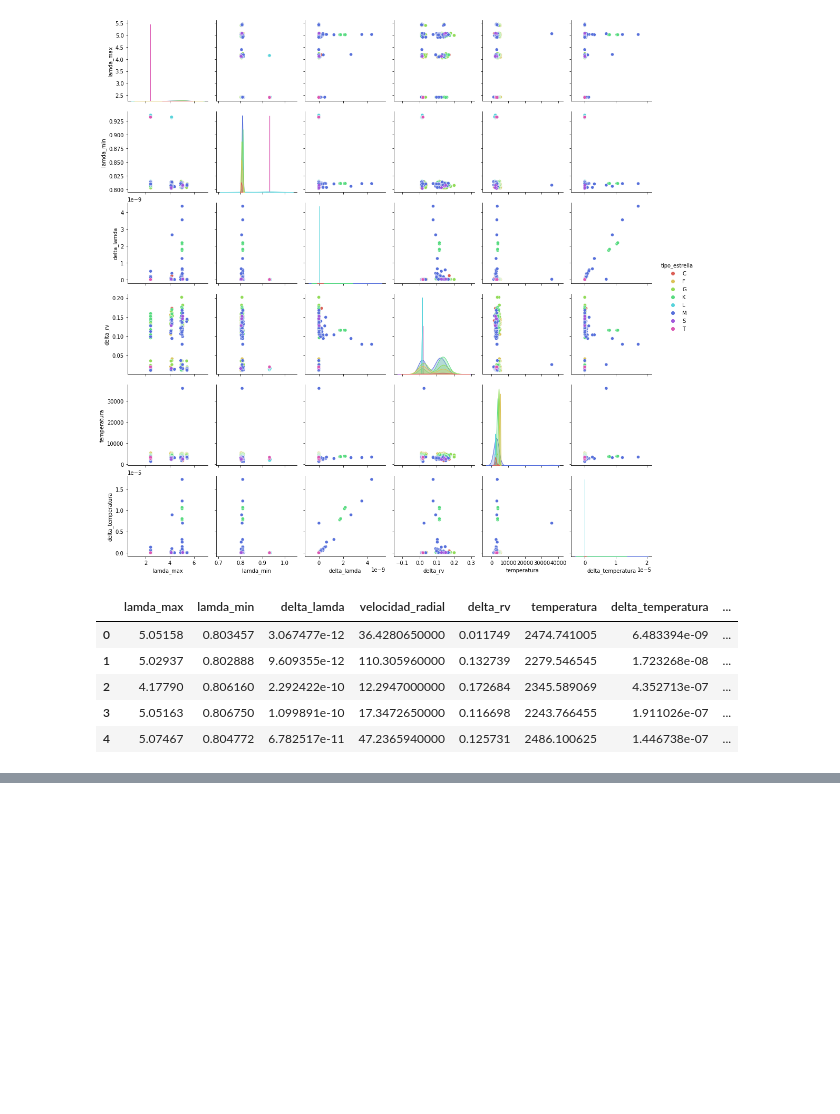
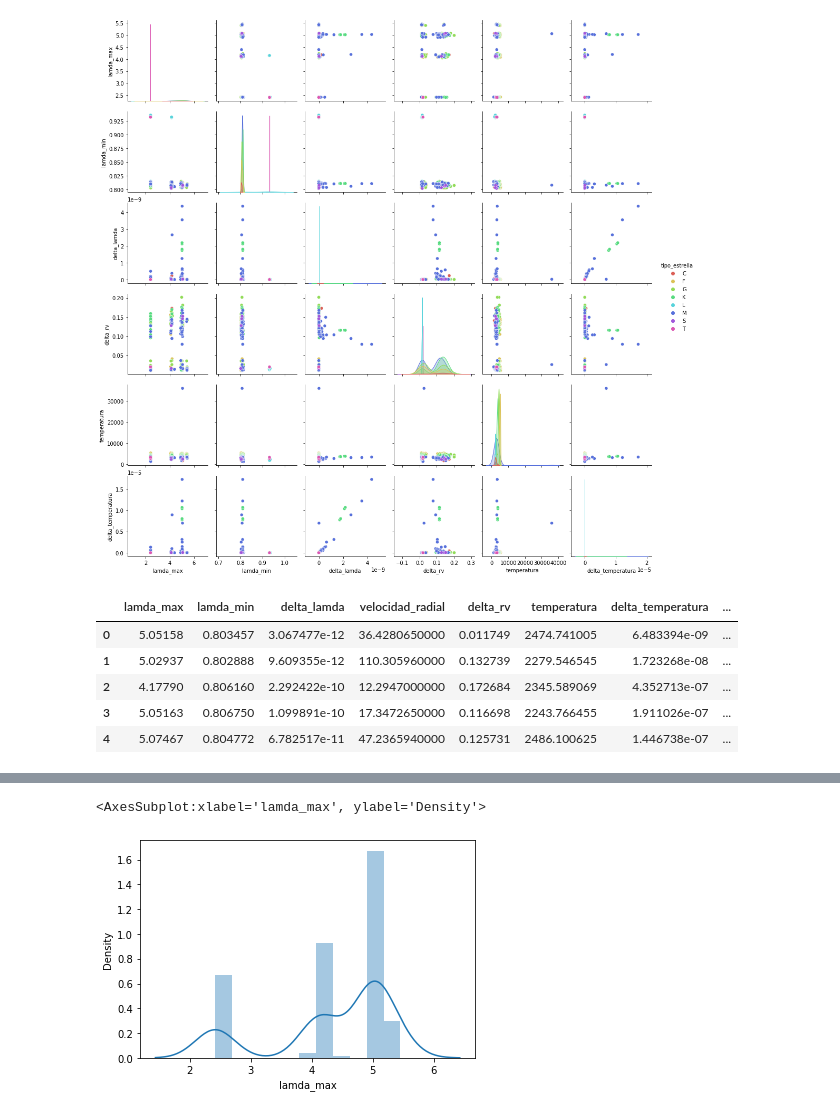
Before and after one commit to suulcoder/starClasification, a Jupyter notebook: exploracion_datos.ipynb, the cells around one changed output, grey strips where cells are left out. Drawn from its saved outputs; the diff is of its cells as text; code cells hidden in the pictures; blank space fills up the shorter version.

```diff
--- a/exploracion_datos.ipynb
+++ b/exploracion_datos.ipynb
@@ -104 +104,6 @@ sns.scatterplot(x=df.delta_lamda, y=df.delta_temperatura, hue=df.tipo_estrella,
 [figure]
+# %%
+sns.distplot(df['lamda_max'])
+# %% [output]
+<AxesSubplot:xlabel='lamda_max', ylabel='Density'>
+[figure, added]
```
Also changed, not shown: parts of 11 cells of this notebook.
